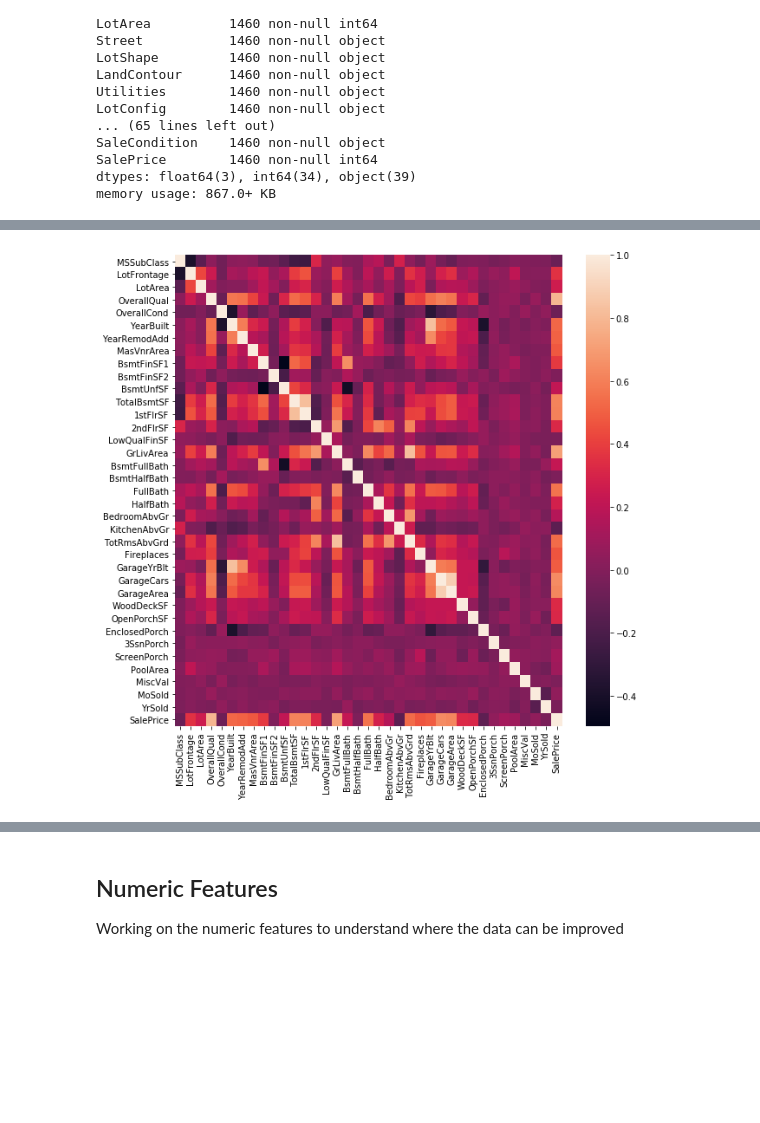
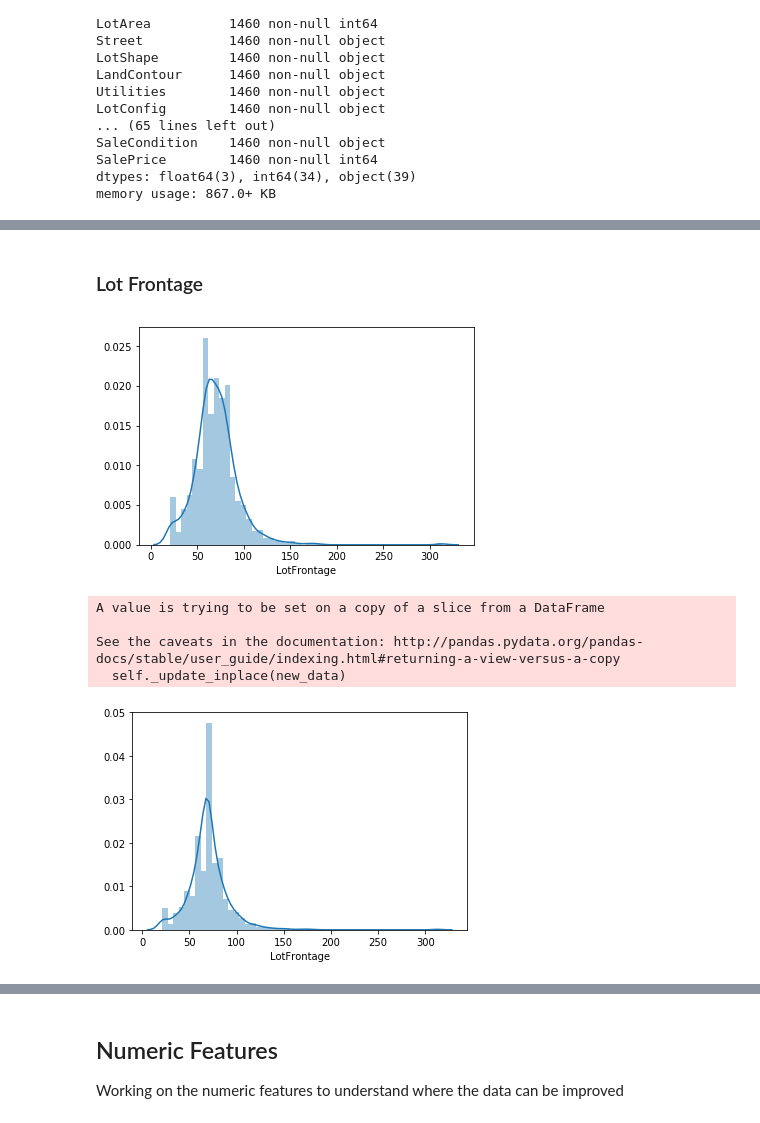
Before and after one commit to Ryan95Z/ml-house-prices, a Jupyter notebook: notebooks/House Prices - Feature Engineering.ipynb, the cells around one changed output, grey strips where cells are left out. Saved outputs shown, nothing was run; the diff lists cells and outputs as text; code cells hidden in the pictures; blank space fills up the shorter version.

Commit message:
started to go through the features with missing values for the house price dataset

```diff
--- a/notebooks/House Prices - Feature Engineering.ipynb
+++ b/notebooks/House Prices - Feature Engineering.ipynb
@@ -79,0 +80,10 @@ memory usage: 867.0+ KB
+# %%
+cols = training_data_df.columns
+
+cols_to_impute = []
+for c in cols:
+    col_data = training_data_df[c]
+    missing_data = training_data_df[col_data.isna()]
+    if missing_data.shape[0] > 0:
+        cols_to_impute.append(c)
+        print(c)
@@ -79,0 +106,3 @@ memory usage: 867.0+ KB
+# %%
+missing_data_df = training_data_df[cols_to_impute]
+missing_data_df.head()
@@ -80,11 +116,24 @@ memory usage: 867.0+ KB
+# %% [markdown]
+### Lot Frontage
 # %%
 import seaborn as sns
 import matplotlib.pyplot as plt
 
-corr = training_data_df.corr()
 
-plt.figure(figsize=(10, 10))
-sns.heatmap(corr)
+sns.distplot(missing_data_df.LotFrontage)
 plt.show()
 # %% [output]
-[figure, old version]
+[figure, new version]
+# %%
+# Impute lot frontage with the median
+median = missing_data_df.LotFrontage.median()
+missing_data_df.LotFrontage.fillna(median, inplace=True)
+
+sns.distplot(missing_data_df.LotFrontage)
+plt.show()
+# %% [output]
+A value is trying to be set on a copy of a slice from a DataFrame
+
+See the caveats in the documentation: http://pandas.pydata.org/pandas-docs/stable/user_guide/indexing.html#returning-a-view-versus-a-copy
+  self._update_inplace(new_data)
+[figure, added]
```
Also changed, not shown: parts of 24 cells of this notebook.
